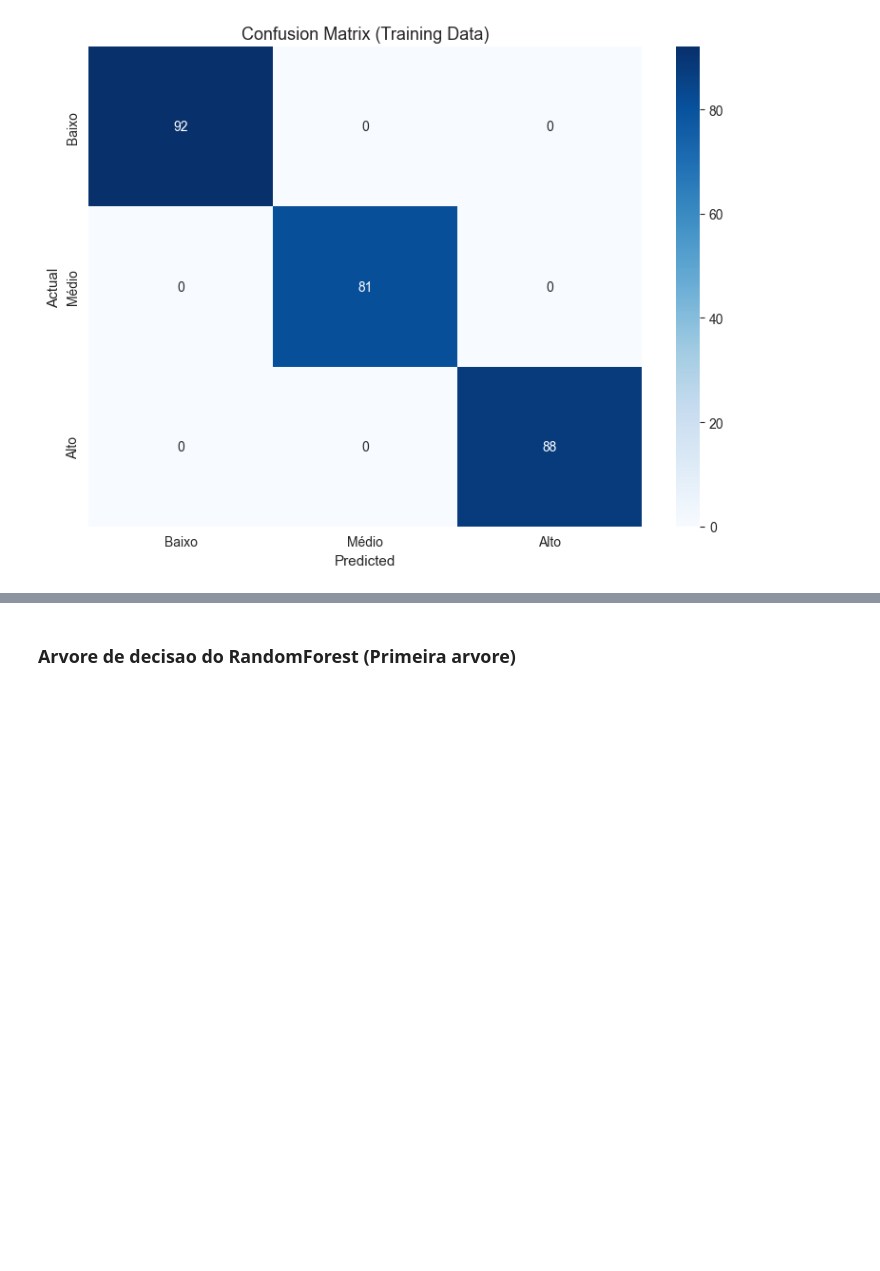
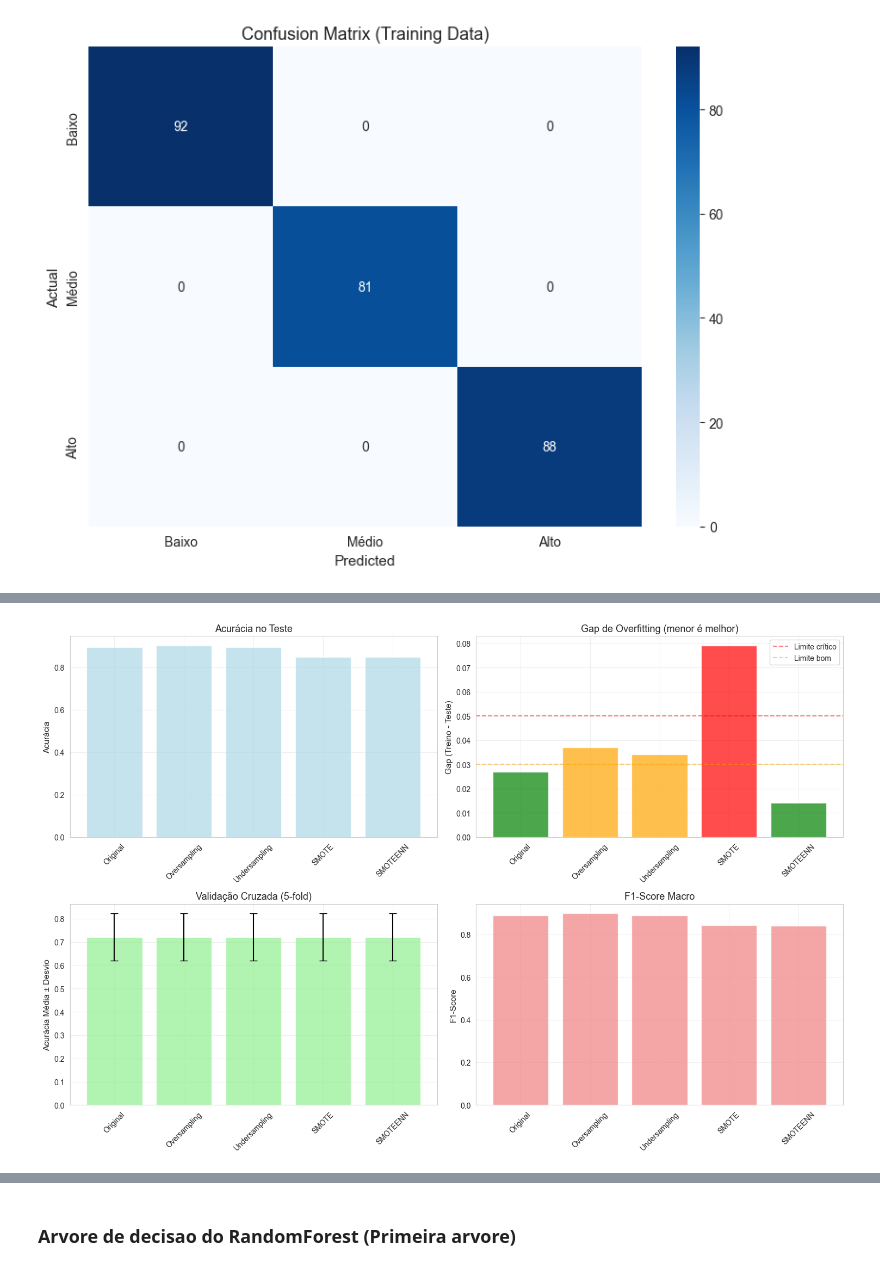
Before and after one commit to JoaoVarela1507/PISI3GP6, a Jupyter notebook: Notebooks/Classificacao.ipynb, the cells around one changed output, grey strips where cells are left out. Drawn from its saved outputs; the diff is of its cells as text; code cells hidden in the pictures; blank space fills up the shorter version.

```diff
--- a/Notebooks/Classificacao.ipynb
+++ b/Notebooks/Classificacao.ipynb
@@ -192,0 +718,82 @@ weighted avg       1.00      1.00      1.00       261
+# %%
+# Visualização Gráfica Comparativa
+import matplotlib.pyplot as plt
+import numpy as np
+
+print("\n" + "="*60)
+print("📊 VISUALIZAÇÕES COMPARATIVAS")
+print("="*60)
+
+# 1. Gráfico de barras comparativo das principais métricas
+fig, ((ax1, ax2), (ax3, ax4)) = plt.subplots(2, 2, figsize=(15, 10))
+
+techniques = df_results.index
+
+# Acurácia de teste
+ax1.bar(techniques, df_results['Test_Acc'], color='lightblue', alpha=0.7)
+ax1.set_title('Acurácia no Teste')
+ax1.set_ylabel('Acurácia')
+ax1.tick_params(axis='x', rotation=45)
+ax1.grid(True, alpha=0.3)
+
+# Gap de overfitting
+colors = ['red' if gap > 0.05 else 'orange' if gap > 0.03 else 'green'
+          for gap in df_results['Overfitting_Gap']]
+ax2.bar(techniques, df_results['Overfitting_Gap'], color=colors, alpha=0.7)
+ax2.set_title('Gap de Overfitting (menor é melhor)')
+ax2.set_ylabel('Gap (Treino - Teste)')
+ax2.tick_params(axis='x', rotation=45)
+ax2.axhline(y=0.05, color='red', linestyle='--', alpha=0.5, label='Limite crítico')
+ax2.axhline(y=0.03, color='orange', linestyle='--', alpha=0.5, label='Limite bom')
+ax2.legend()
+ax2.grid(True, alpha=0.3)
+
+# Validação cruzada
+ax3.bar(techniques, df_results['CV_Mean'], color='lightgreen', alpha=0.7)
+ax3.errorbar(techniques, df_results['CV_Mean'], yerr=df_results['CV_Std'],
+             fmt='none', color='black', capsize=5)
+ax3.set_title('Validação Cruzada (5-fold)')
+ax3.set_ylabel('Acurácia Média ± Desvio')
+ax3.tick_params(axis='x', rotation=45)
+ax3.grid(True, alpha=0.3)
+
+# F1-Score macro
+ax4.bar(techniques, df_results['F1_Score'], color='lightcoral', alpha=0.7)
+ax4.set_title('F1-Score Macro')
+ax4.set_ylabel('F1-Score')
+ax4.tick_params(axis='x', rotation=45)
+ax4.grid(True, alpha=0.3)
+
+plt.tight_layout()
+plt.show()
+
+# 3. Análise de trade-offs
+print(f"\n📈 ANÁLISE DE TRADE-OFFS:")
+
+for technique in df_results.index:
+    test_acc = df_results.loc[technique, 'Test_Acc']
+    gap = df_results.loc[technique, 'Overfitting_Gap']
+    samples = df_results.loc[technique, 'Samples']
+
+    print(f"\n{technique}:")
+    print(f"  • Acurácia: {test_acc:.3f}")
+    print(f"  • Overfitting: {gap:.3f}")
+    print(f"  • Amostras: {samples}")
+
+    # Análise qualitativa
+    if technique == 'Original':
+        print(f"  📝 Baseline - referência para comparação")
+    elif 'SMOTE' in technique:
+        print(f"  🧬 Dados sintéticos - pode melhorar generalização")
+    elif technique == 'Oversampling':
+        print(f"  📈 Duplicação simples - risco de overfitting")
+    elif technique == 'Undersampling':
+        print(f"  📉 Perda de informação - pode underfit")
+
+print(f"\n🎯 CONCLUSÃO:")
+print(f"A técnica '{best_overall}' oferece o melhor equilíbrio entre:")
+print(f"• Performance no teste")
+print(f"• Controle de overfitting")
+print(f"• Estabilidade (validação cruzada)")
+print(f"• Qualidade das predições (F1-score)")
+# %% [output]
@@ -192,0 +803 @@ weighted avg       1.00      1.00      1.00       261
+[figure, added]
```
Also changed, not shown: parts of 27 cells of this notebook.
